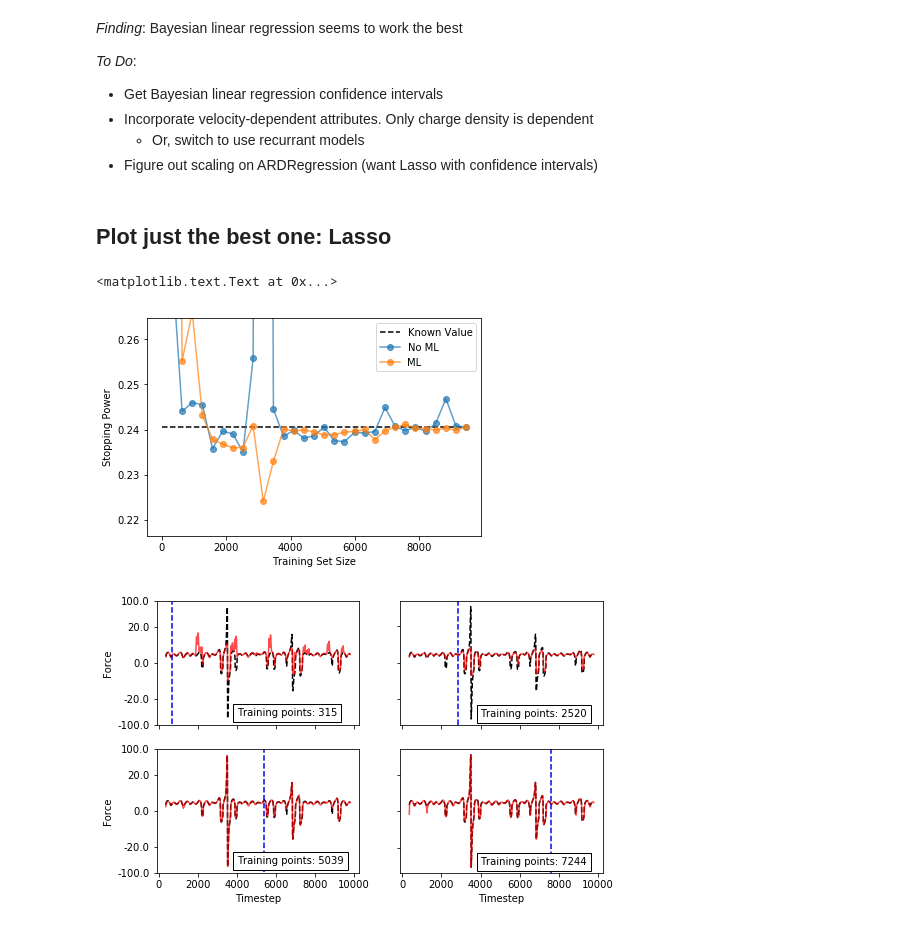
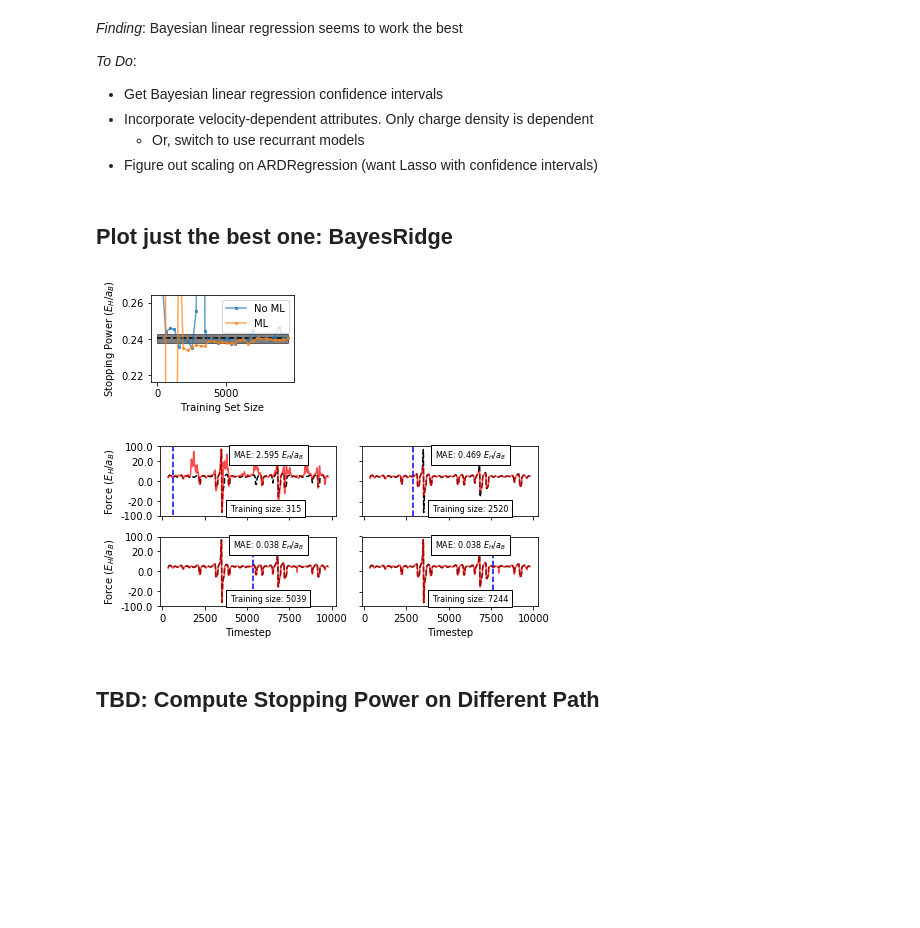
Before and after one commit to globus-labs/stopping-power-ml, a Jupyter notebook: build-machine-learning-model.ipynb, the cells around one changed output. Cells and saved outputs as stored; diff of their text form; code cells hidden in the pictures; blank space fills up the shorter version.

```diff
--- a/build-machine-learning-model.ipynb
+++ b/build-machine-learning-model.ipynb
@@ -278,33 +324,43 @@ ax.set_ylabel('Stopping Power')
     - Or, switch to use recurrant models
 - Figure out scaling on ARDRegression (want Lasso with confidence intervals)
 # %% [markdown]
-## Plot just the best one: Lasso
+## Plot just the best one: BayesRidge
 # %%
 def scale_force(x, exag=3):
     return np.sign(x) * np.power(np.abs(x), 1./exag)
 def unscale_force(x, exag=3):
     return np.sign(x) * np.abs(np.power(x, exag))
 # %%
-best_results = test_results['lasso']
+best_results = test_results['bayes']
 num_tests = len(best_results['over_time']['traj'])
 # %%
 fig, ax = plt.subplots()
 
-ax.plot([0,data['timestep'].max() - data['timestep'].min()], [data['force'].mean(),]*2, 'k--', label='Known Value')
+ax.plot([0,data['timestep'].max() - data['timestep'].min()], [data['force'].mean(),]*2, 'k--')#, label='Known Value')
+
+ax.fill_between([0, data['timestep'].max() - data['timestep'].min()],
+                [data['force'].mean() * 1.01, data['force'].mean() * 1.01],
+                [data['force'].mean() * 0.99, data['force'].mean() * 0.99], color='k', alpha=0.5)
 
 ax.plot(test_results['dummy']['over_time']['training_size'],
-        test_results['dummy']['over_time']['mean_force'], marker='o', alpha=0.7, label='No ML')
-ax.plot(best_results['over_time']['training_size'], best_results['over_time']['mean_force'], marker='o', alpha=0.7, label='ML')
+        test_results['dummy']['over_time']['mean_force'], marker='s', ms=2, alpha=0.7, label='No ML')
+ax.plot(best_results['over_time']['training_size'], best_results['over_time']['mean_force'],
+        marker='o', ms=2, alpha=0.7, label='ML')
 
 ax.set_ylim(data['force'].mean() * 0.9, data['force'].mean() * 1.1)
 
 ax.legend()
 
 ax.set_xlabel('Training Set Size')
-ax.set_ylabel('Stopping Power')
+ax.set_ylabel('Stopping Power ($E_H/a_B$)')
+
+fig.set_size_inches(3, 2)
+
+fig.tight_layout()
+fig.savefig('stopping_power_bayes.pdf')
+fig.savefig('stopping_power_bayes.png', dpi=320)
 # %% [output]
-<matplotlib.text.Text at 0x...>
-[figure, old version]
+[figure, new version]
 # %%
 fig, axs = plt.subplots(2, 2, sharex=True, sharey=True)
 
@@ -316,16 +372,21 @@ for f,ax in zip([0,int(0.25*num_tests),int(0.5*num_tests),int(0.75*num_tests)],a
 
     traj = best_results['over_time']['traj'][f]
     ax.plot(data['timestep'], scale_force(traj), 'r-', alpha=0.7)
+    traj_error = np.abs(traj - data['force']).mean()
 
-    ax.text(4000, -4, 'Training points: %d'%best_results['over_time']['training_size'][f],
+    ax.text(4200, scale_force(30), 'MAE: %.3f $E_H/a_B$'%traj_error, fontsize=8,
+           bbox=dict(edgecolor='k', facecolor='w'))
+
+    ax.text(4000, -4, 'Training size: %d'%best_results['over_time']['training_size'][f],
+            fontsize=8,
            bbox=dict(edgecolor='k', facecolor='w'))
 
     ax.plot([best_results['over_time']['step'][f],]*2, ax.get_ylim(), 'b--')
 
 axs[1,0].set_xlabel('Timestep')
 axs[1,1].set_xlabel('Timestep')
-axs[0,0].set_ylabel('Force')
-axs[1,0].set_ylabel('Force')
+axs[0,0].set_ylabel('Force ($E_H/a_B$)')
+axs[1,0].set_ylabel('Force ($E_H/a_B$)')
 
 # Unscale force
 y_ticks = [-100, -20, 0, 20, 100]
@@ -334,6 +395,11 @@ axs[0,0].set_yticklabels(['%.1f'%f for f in y_ticks])
 axs[1,0].set_yticks(scale_force(y_ticks))
 axs[1,0].set_yticklabels(['%.1f'%f for f in y_ticks])
 
-fig.set_size_inches(8,5)
+fig.set_size_inches(6.5,3)
+fig.tight_layout()
+fig.savefig('ml_over_time.pdf')
+fig.savefig('ml_over_time.png', dpi=320)
 # %% [output]
-[figure, old version]
+[figure, new version]
+# %% [markdown]
+## TBD: Compute Stopping Power on Different Path
```
Also changed, not shown: parts of 16 cells of this notebook, 1 other file.
